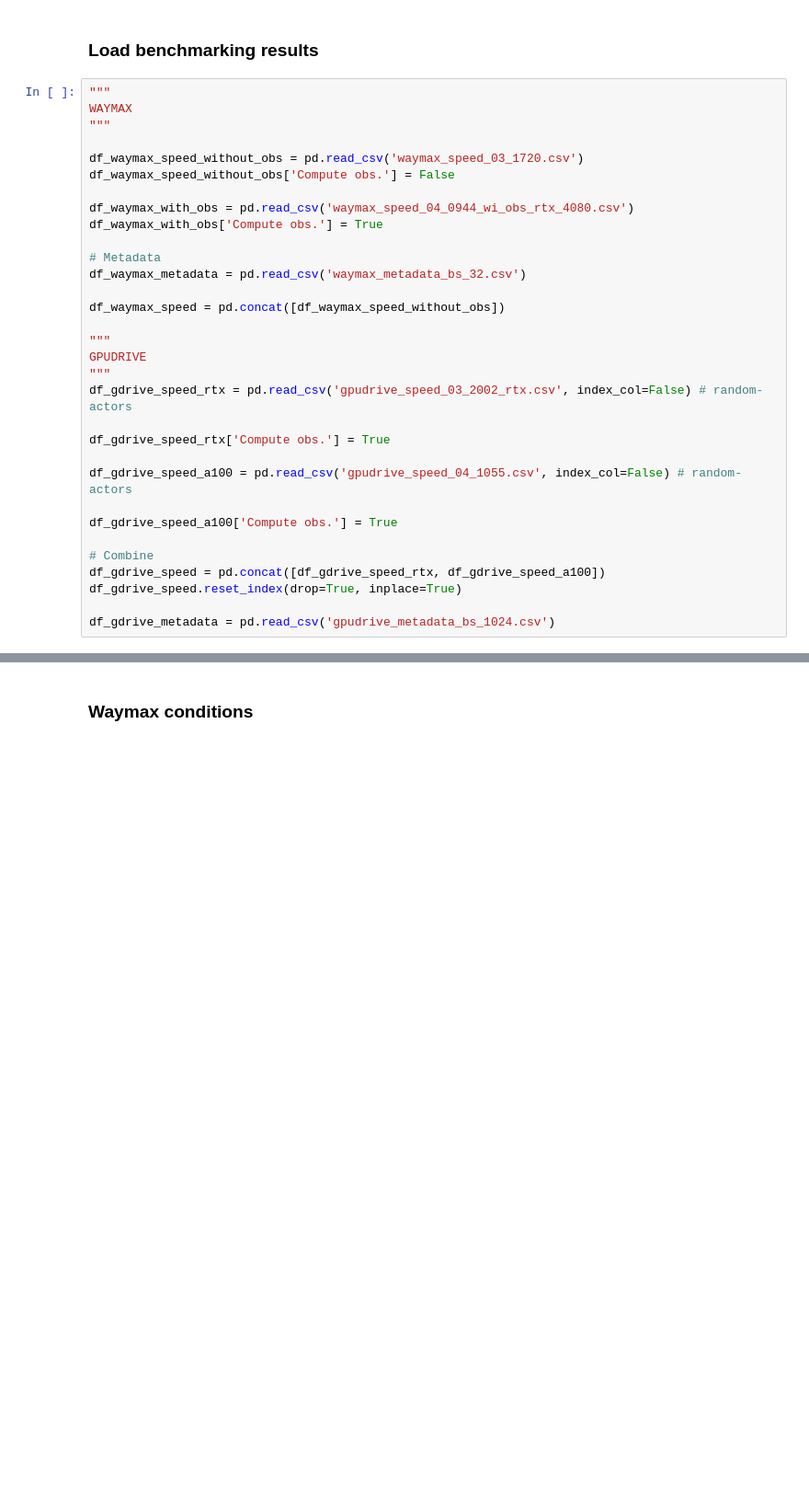
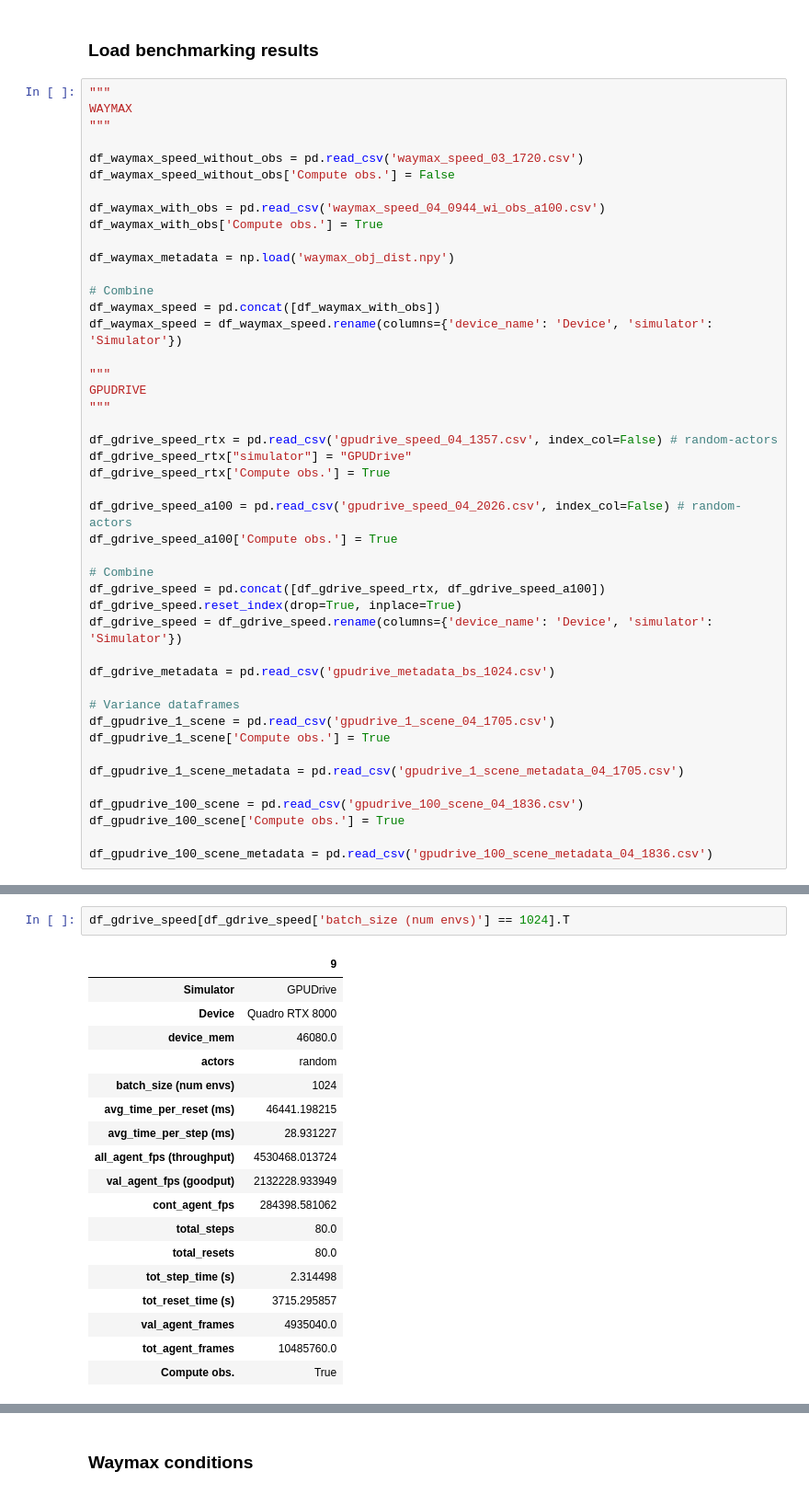
Before and after one commit to PufferAI/gpudrive, a Jupyter notebook: examples/benchmarks/results/speed_comparison_figures.ipynb, the cells around one changed output, grey strips where cells are left out. Shown at 92% size. Drawn from its saved outputs; the diff is of its cells as text; blank space fills up the shorter version.

```diff
--- a/examples/benchmarks/results/speed_comparison_figures.ipynb
+++ b/examples/benchmarks/results/speed_comparison_figures.ipynb
@@ -27,27 +29,40 @@ WAYMAX
 df_waymax_speed_without_obs = pd.read_csv('waymax_speed_03_1720.csv')
 df_waymax_speed_without_obs['Compute obs.'] = False
 
-df_waymax_with_obs = pd.read_csv('waymax_speed_04_0944_wi_obs_rtx_4080.csv')
+df_waymax_with_obs = pd.read_csv('waymax_speed_04_0944_wi_obs_a100.csv')
 df_waymax_with_obs['Compute obs.'] = True
 
-# Metadata
-df_waymax_metadata = pd.read_csv('waymax_metadata_bs_32.csv')
+df_waymax_metadata = np.load('waymax_obj_dist.npy')
 
-df_waymax_speed = pd.concat([df_waymax_speed_without_obs])
+# Combine
+df_waymax_speed = pd.concat([df_waymax_with_obs])
+df_waymax_speed = df_waymax_speed.rename(columns={'device_name': 'Device', 'simulator': 'Simulator'})
 
 """
 GPUDRIVE
 """
-df_gdrive_speed_rtx = pd.read_csv('gpudrive_speed_03_2002_rtx.csv', index_col=False) # random-actors
 
+df_gdrive_speed_rtx = pd.read_csv('gpudrive_speed_04_1357.csv', index_col=False) # random-actors
+df_gdrive_speed_rtx["simulator"] = "GPUDrive"
 df_gdrive_speed_rtx['Compute obs.'] = True
 
-df_gdrive_speed_a100 = pd.read_csv('gpudrive_speed_04_1055.csv', index_col=False) # random-actors
-
+df_gdrive_speed_a100 = pd.read_csv('gpudrive_speed_04_2026.csv', index_col=False) # random-actors
 df_gdrive_speed_a100['Compute obs.'] = True
 
 # Combine
 df_gdrive_speed = pd.concat([df_gdrive_speed_rtx, df_gdrive_speed_a100])
 df_gdrive_speed.reset_index(drop=True, inplace=True)
+df_gdrive_speed = df_gdrive_speed.rename(columns={'device_name': 'Device', 'simulator': 'Simulator'})
 
 df_gdrive_metadata = pd.read_csv('gpudrive_metadata_bs_1024.csv')
+
+# Variance dataframes
+df_gpudrive_1_scene = pd.read_csv('gpudrive_1_scene_04_1705.csv')
+df_gpudrive_1_scene['Compute obs.'] = True
+
+df_gpudrive_1_scene_metadata = pd.read_csv('gpudrive_1_scene_metadata_04_1705.csv')
+
+df_gpudrive_100_scene = pd.read_csv('gpudrive_100_scene_04_1836.csv')
+df_gpudrive_100_scene['Compute obs.'] = True
+
+df_gpudrive_100_scene_metadata = pd.read_csv('gpudrive_100_scene_metadata_04_1836.csv')
@@ -69,0 +92,21 @@ df_gdrive_speed_rtx
+# %%
+df_gdrive_speed[df_gdrive_speed['batch_size (num envs)'] == 1024].T
+# %% [output]
+|  | 9 |
+| Simulator | GPUDrive |
+| Device | Quadro RTX 8000 |
+| device_mem | 46080.0 |
+| actors | random |
+| batch_size (num envs) | 1024 |
+| avg_time_per_reset (ms) | 46441.198215 |
+| avg_time_per_step (ms) | 28.931227 |
+| all_agent_fps (throughput) | 4530468.013724 |
+| val_agent_fps (goodput) | 2132228.933949 |
+| cont_agent_fps | 284398.581062 |
+| total_steps | 80.0 |
+| total_resets | 80.0 |
+| tot_step_time (s) | 2.314498 |
+| tot_reset_time (s) | 3715.295857 |
+| val_agent_frames | 4935040.0 |
+| tot_agent_frames | 10485760.0 |
+| Compute obs. | True |
```
Also changed, not shown: parts of 27 cells of this notebook, 1 other file.
